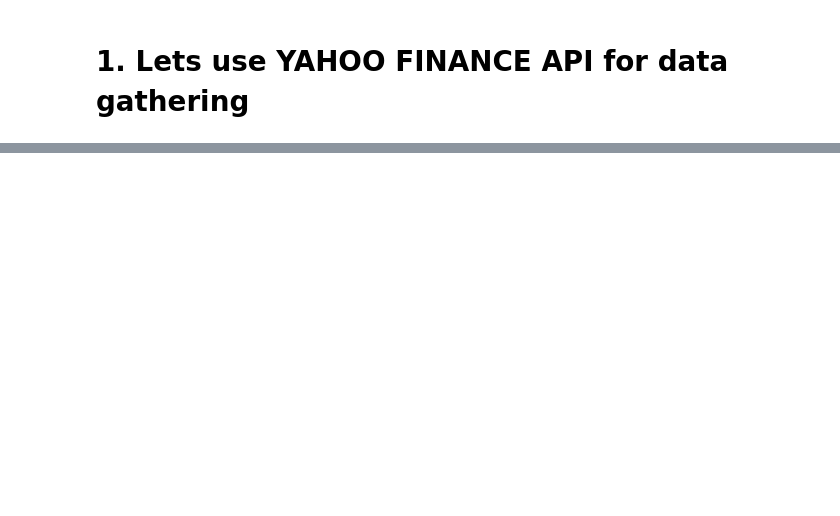
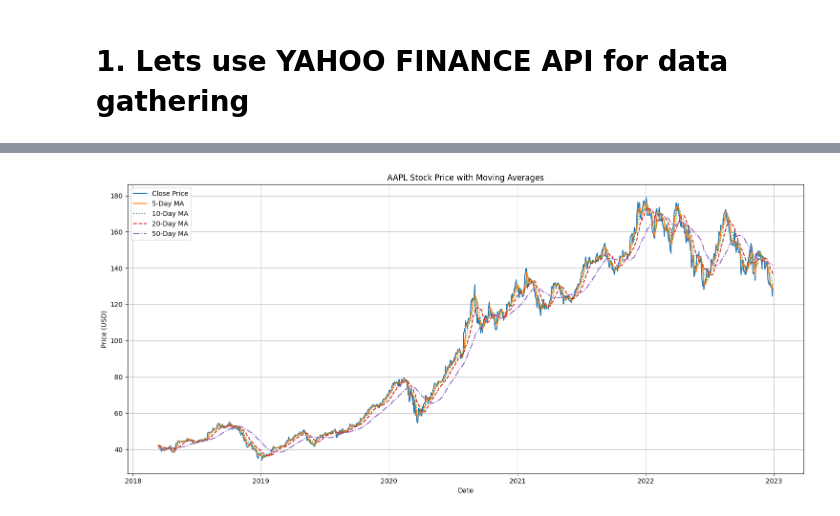
Before and after one commit to sandeepsony/PandasPrep, a Jupyter notebook: Timeseries_finance.ipynb, the cells around one changed output, grey strips where cells are left out. Drawn from its saved outputs; the diff is of its cells as text; code cells hidden in the pictures; blank space fills up the shorter version.

```diff
--- a/Timeseries_finance.ipynb
+++ b/Timeseries_finance.ipynb
@@ -32,0 +138,18 @@ NameError: name 'yf' is not defined
+# %%
+# Visualize Key Features
+# Plot closing price with moving averages
+plt.figure(figsize=(15, 7))
+plt.plot(stock_data.index, stock_data['Close'], label='Close Price')
+plt.plot(stock_data.index, stock_data['MA_5'], label='5-Day MA', linestyle='-')
+plt.plot(stock_data.index, stock_data['MA_10'], label='10-Day MA', linestyle=':')
+plt.plot(stock_data.index, stock_data['MA_20'], label='20-Day MA', linestyle='--')
+plt.plot(stock_data.index, stock_data['MA_50'], label='50-Day MA', linestyle='-.')
+plt.title(f'{ticker} Stock Price with Moving Averages')
+plt.xlabel('Date')
+plt.ylabel('Price (USD)')
+plt.legend()
+plt.grid(True)
+plt.tight_layout()
+plt.show()
+# %% [output]
+[figure, added]
```
Also changed, not shown: parts of 8 cells of this notebook.
